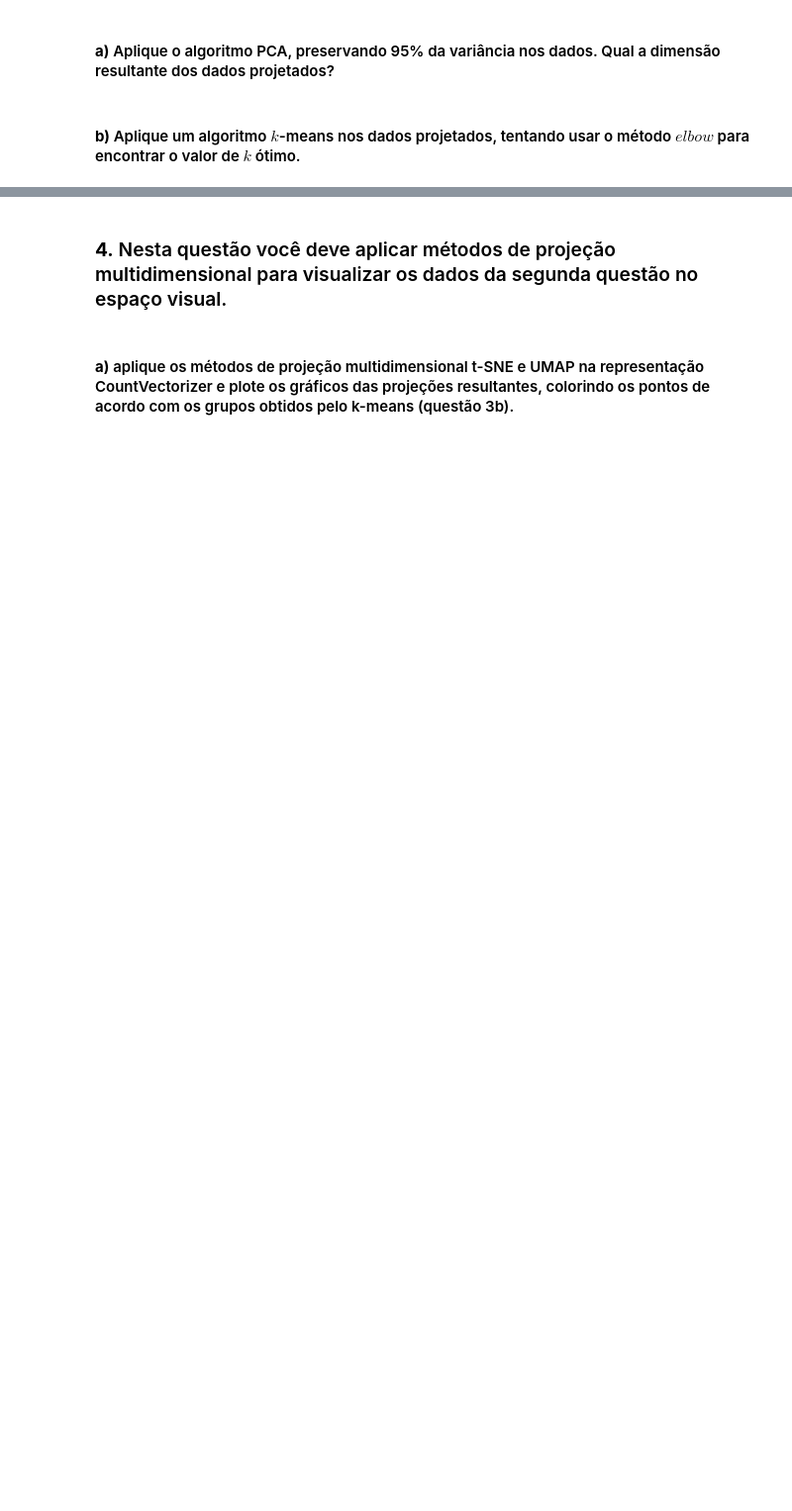
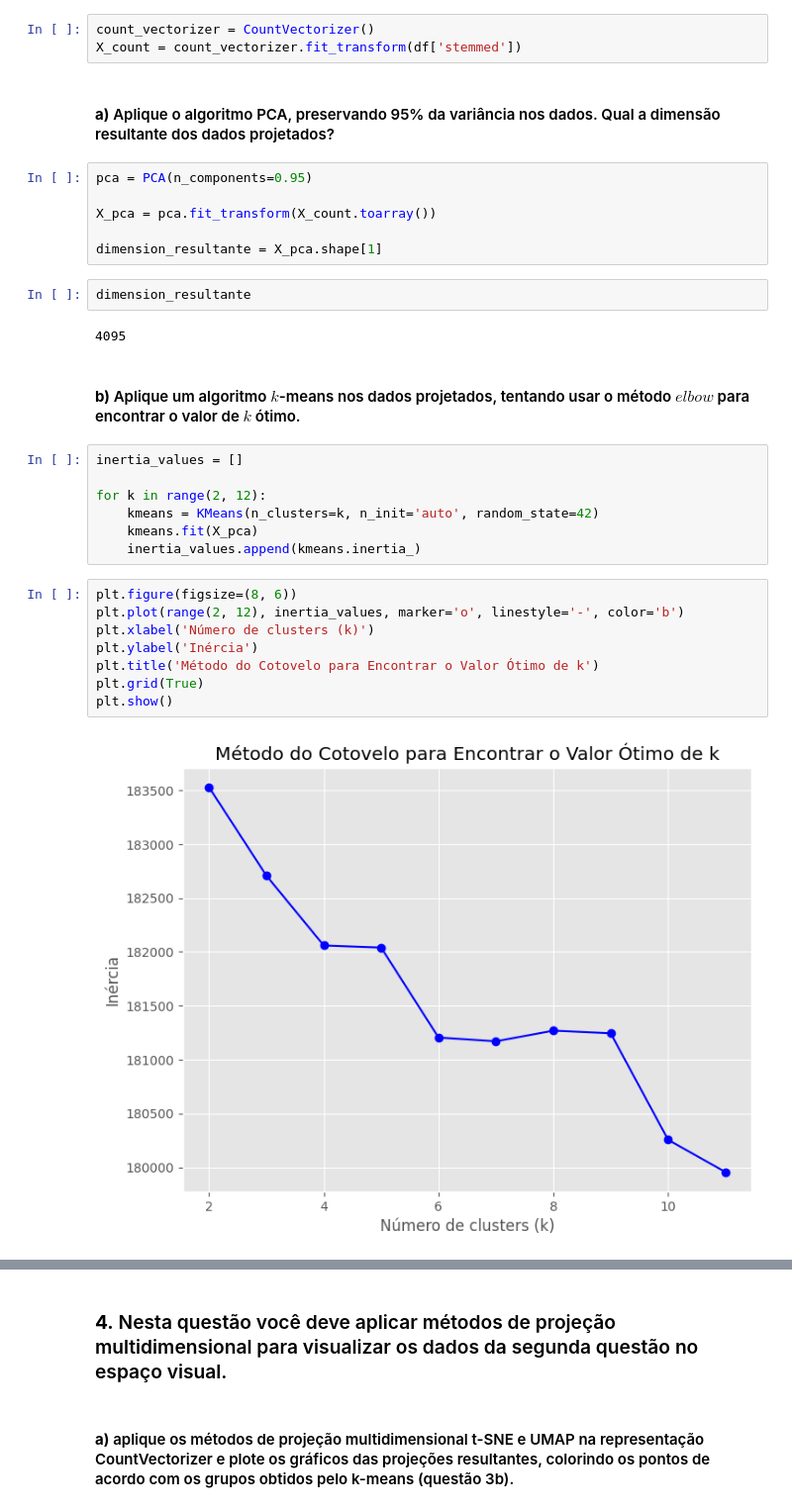
Before and after one commit to karlasophiacruz/nlp-2023.1, a Jupyter notebook: lista 2/PLN_Lista_2.ipynb, the cells around one changed output, grey strips where cells are left out. Shown: that part at 99% size. Saved outputs shown, nothing was run; the diff lists cells and outputs as text; blank space fills up the shorter version.

```diff
--- a/lista 2/PLN_Lista_2.ipynb
+++ b/lista 2/PLN_Lista_2.ipynb
@@ -68,6 +313,36 @@ df.head()
 # %% [markdown]
 ### **3.** Realize um agrupamento dos dados usando a representação do Count-Vectorizer, seguindo os seguintes passos:
+# %%
+count_vectorizer = CountVectorizer()
+X_count = count_vectorizer.fit_transform(df['stemmed'])
 # %% [markdown]
 #### **a)** Aplique o algoritmo PCA, preservando 95% da variância nos dados. Qual a dimensão resultante dos dados projetados?
+# %%
+pca = PCA(n_components=0.95)
+
+X_pca = pca.fit_transform(X_count.toarray())
+
+dimension_resultante = X_pca.shape[1]
+# %%
+dimension_resultante
+# %% [output]
+4095
 # %% [markdown]
 #### **b)** Aplique um algoritmo $k$-means nos dados projetados, tentando usar o método $elbow$ para encontrar o valor de $k$ ótimo.
+# %%
+inertia_values = []
+
+for k in range(2, 12):
+    kmeans = KMeans(n_clusters=k, n_init='auto', random_state=42)
+    kmeans.fit(X_pca)
+    inertia_values.append(kmeans.inertia_)
+# %%
+plt.figure(figsize=(8, 6))
+plt.plot(range(2, 12), inertia_values, marker='o', linestyle='-', color='b')
+plt.xlabel('Número de clusters (k)')
+plt.ylabel('Inércia')
+plt.title('Método do Cotovelo para Encontrar o Valor Ótimo de k')
+plt.grid(True)
+plt.show()
+# %% [output]
+[figure, added]
```
Also changed, not shown: parts of 34 cells of this notebook, 2 other files.
